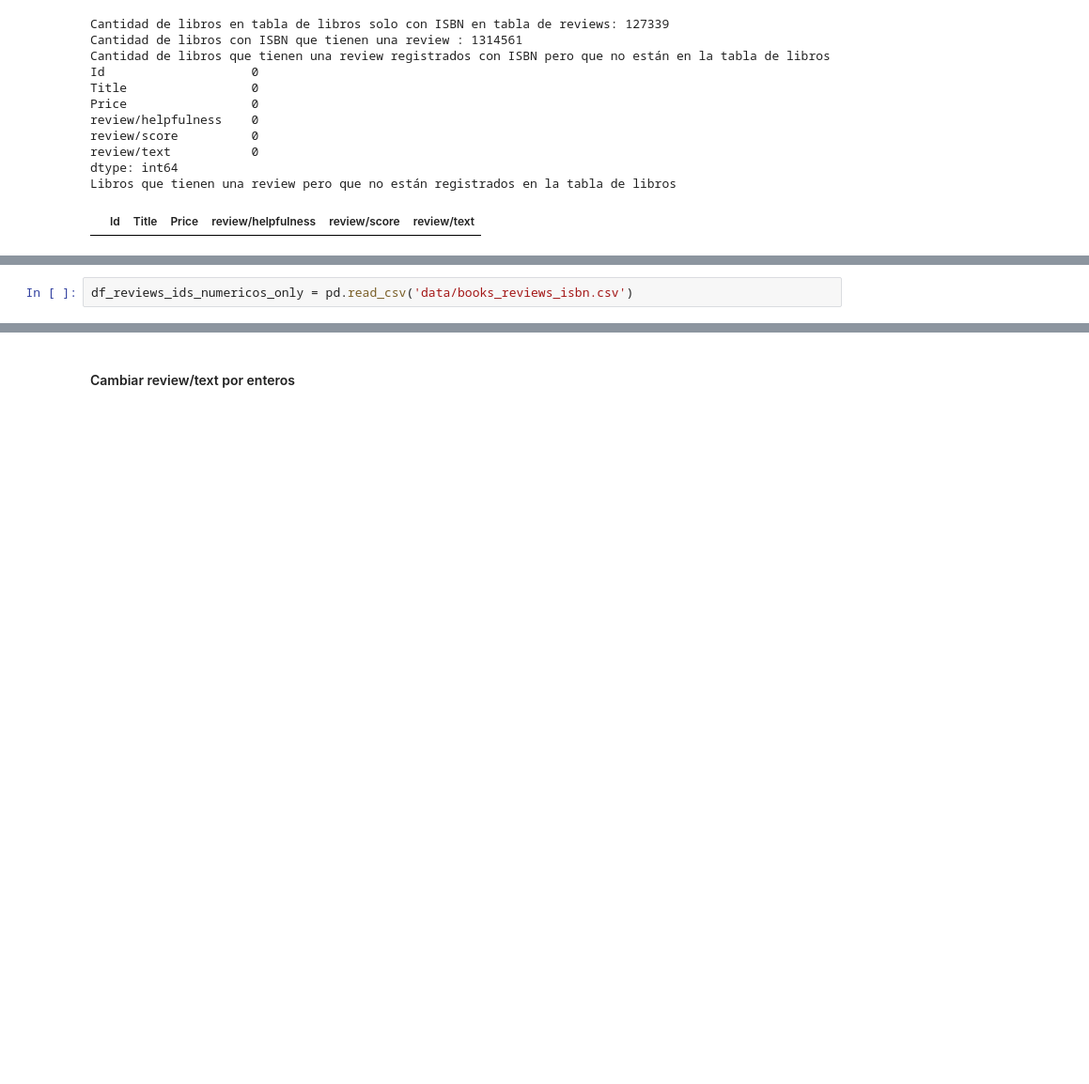
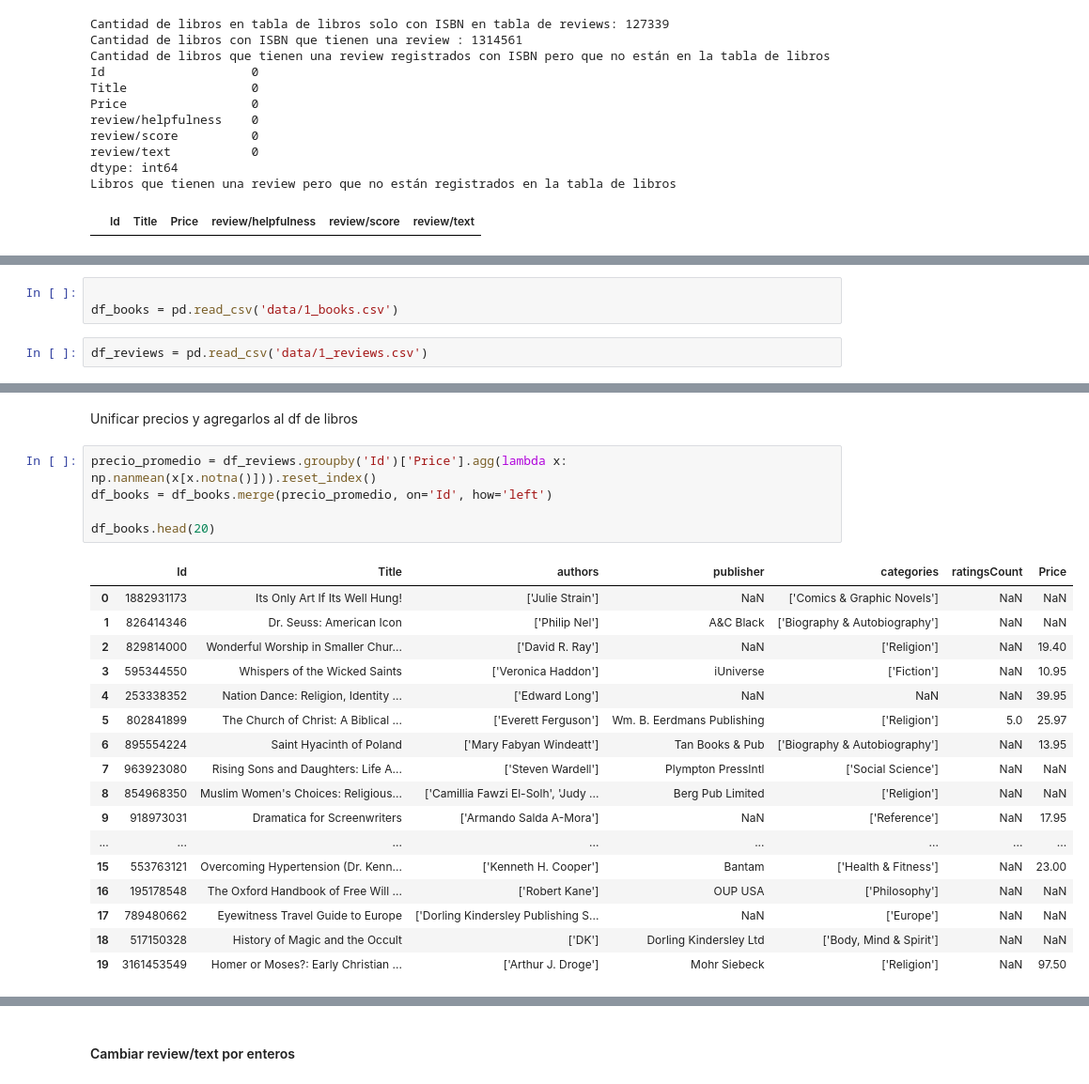
Before and after one commit to EmmaGalizio/Data-Science-Ammazon-Books-Reviews, a Jupyter notebook: TPI.ipynb, the cells around one changed output, grey strips where cells are left out. Shown at 94% size. Drawn from its saved outputs; the diff is of its cells as text; blank space fills up the shorter version.

```diff
--- a/TPI.ipynb
+++ b/TPI.ipynb
@@ -528,2 +596,5 @@ from fuzzy_match import algorithims
+# %%
+
+df_books = pd.read_csv('data/1_books.csv')
 # %%
-df_reviews_ids_numericos_only = pd.read_csv('data/books_reviews_isbn.csv')
+df_reviews = pd.read_csv('data/1_reviews.csv')
@@ -531,0 +629,25 @@ df_reviews_unique_ids_numericos_only = pd.read_csv('data/reviews_unique_ids_nume
+# %% [markdown]
+Unificar precios y agregarlos al df de libros
+# %%
+precio_promedio = df_reviews.groupby('Id')['Price'].agg(lambda x: np.nanmean(x[x.notna()])).reset_index()
+df_books = df_books.merge(precio_promedio, on='Id', how='left')
+
+df_books.head(20)
+# %% [output]
+|  | Id | Title | authors | publisher | categories | ratingsCount | Price |
+| 0 | 1882931173 | Its Only Art If Its Well Hung! | ['Julie Strain'] | NaN | ['Comics & Graphic Novels'] | NaN | NaN |
+| 1 | 826414346 | Dr. Seuss: American Icon | ['Philip Nel'] | A&C Black | ['Biography & Autobiography'] | NaN | NaN |
+| 2 | 829814000 | Wonderful Worship in Smaller Chur... | ['David R. Ray'] | NaN | ['Religion'] | NaN | 19.40 |
+| 3 | 595344550 | Whispers of the Wicked Saints | ['Veronica Haddon'] | iUniverse | ['Fiction'] | NaN | 10.95 |
+| 4 | 253338352 | Nation Dance: Religion, Identity ... | ['Edward Long'] | NaN | NaN | NaN | 39.95 |
+| 5 | 802841899 | The Church of Christ: A Biblical ... | ['Everett Ferguson'] | Wm. B. Eerdmans Publishing | ['Religion'] | 5.0 | 25.97 |
+| 6 | 895554224 | Saint Hyacinth of Poland | ['Mary Fabyan Windeatt'] | Tan Books & Pub | ['Biography & Autobiography'] | NaN | 13.95 |
+| 7 | 963923080 | Rising Sons and Daughters: Life A... | ['Steven Wardell'] | Plympton PressIntl | ['Social Science'] | NaN | NaN |
+| 8 | 854968350 | Muslim Women's Choices: Religious... | ['Camillia Fawzi El-Solh', 'Judy ... | Berg Pub Limited | ['Religion'] | NaN | NaN |
+| 9 | 918973031 | Dramatica for Screenwriters | ['Armando Salda A-Mora'] | NaN | ['Reference'] | NaN | 17.95 |
+| ... | ... | ... | ... | ... | ... | ... | ... |
+| 15 | 553763121 | Overcoming Hypertension (Dr. Kenn... | ['Kenneth H. Cooper'] | Bantam | ['Health & Fitness'] | NaN | 23.00 |
+| 16 | 195178548 | The Oxford Handbook of Free Will ... | ['Robert Kane'] | OUP USA | ['Philosophy'] | NaN | NaN |
+| 17 | 789480662 | Eyewitness Travel Guide to Europe | ['Dorling Kindersley Publishing S... | NaN | ['Europe'] | NaN | NaN |
+| 18 | 517150328 | History of Magic and the Occult | ['DK'] | Dorling Kindersley Ltd | ['Body, Mind & Spirit'] | NaN | NaN |
+| 19 | 3161453549 | Homer or Moses?: Early Christian ... | ['Arthur J. Droge'] | Mohr Siebeck | ['Religion'] | NaN | 97.50 |
```
Also changed, not shown: parts of 27 cells of this notebook.
